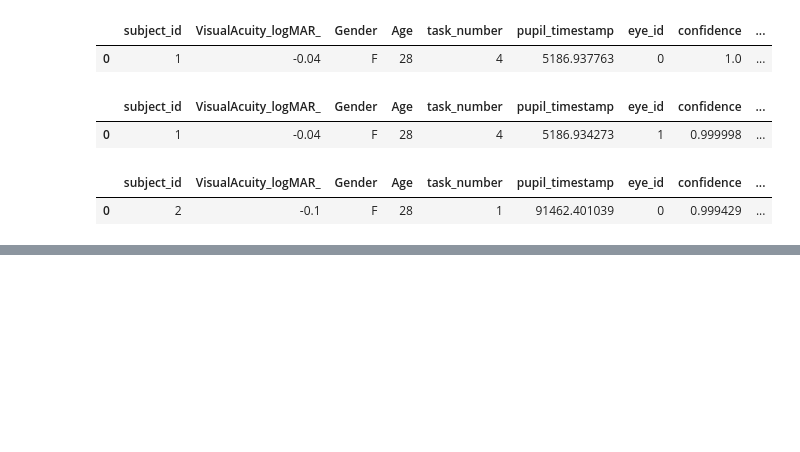
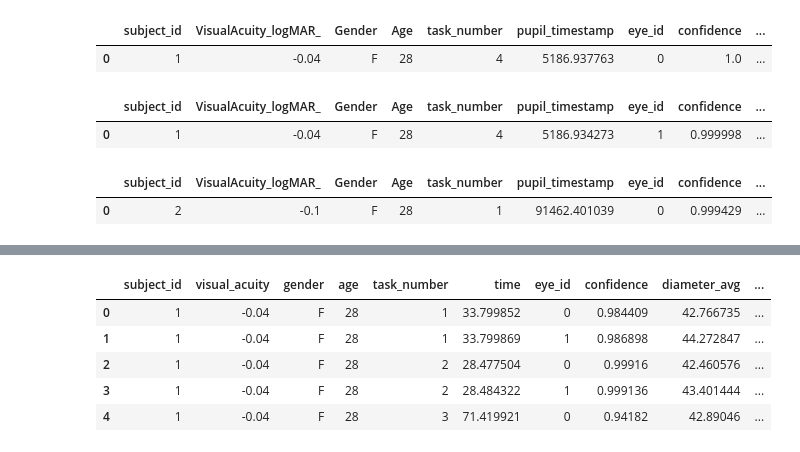
Before and after one commit to M61ss/cv-project, a Jupyter notebook: colet-inspector.ipynb, the cells around one changed output, grey strips where cells are left out. Saved outputs shown, nothing was run; the diff lists cells and outputs as text; code cells hidden in the pictures; blank space fills up the shorter version.

```diff
--- a/colet-inspector.ipynb
+++ b/colet-inspector.ipynb
@@ -191,3 +191,13 @@ print('Dataset length:', len(pupil_dataset))
 | 3 | 1 | -0.04 | F | 28 | 2 | 28.484322 | 1 | 0.999136 | 43.401444 | ... |
 | 4 | 1 | -0.04 | F | 28 | 3 | 71.419921 | 0 | 0.94182 | 42.89046 | ... |
 Dataset length: 376
+# %%
+pupil_dataset = pupil_dataset.merge(annotation_df[['subject_id', 'task_number', 'mental', 'physical', 'temporal', 'performance', 'effort', 'frustration', 'mean']], on=['subject_id', 'task_number'])
+pupil_dataset.head()
+# %% [output]
+|  | subject_id | visual_acuity | gender | age | task_number | time | eye_id | confidence | diameter_avg | ... |
+| 0 | 1 | -0.04 | F | 28 | 1 | 33.799852 | 0 | 0.984409 | 42.766735 | ... |
+| 1 | 1 | -0.04 | F | 28 | 1 | 33.799869 | 1 | 0.986898 | 44.272847 | ... |
+| 2 | 1 | -0.04 | F | 28 | 2 | 28.477504 | 0 | 0.99916 | 42.460576 | ... |
+| 3 | 1 | -0.04 | F | 28 | 2 | 28.484322 | 1 | 0.999136 | 43.401444 | ... |
+| 4 | 1 | -0.04 | F | 28 | 3 | 71.419921 | 0 | 0.94182 | 42.89046 | ... |
```
Also changed, not shown: parts of 4 cells of this notebook.
